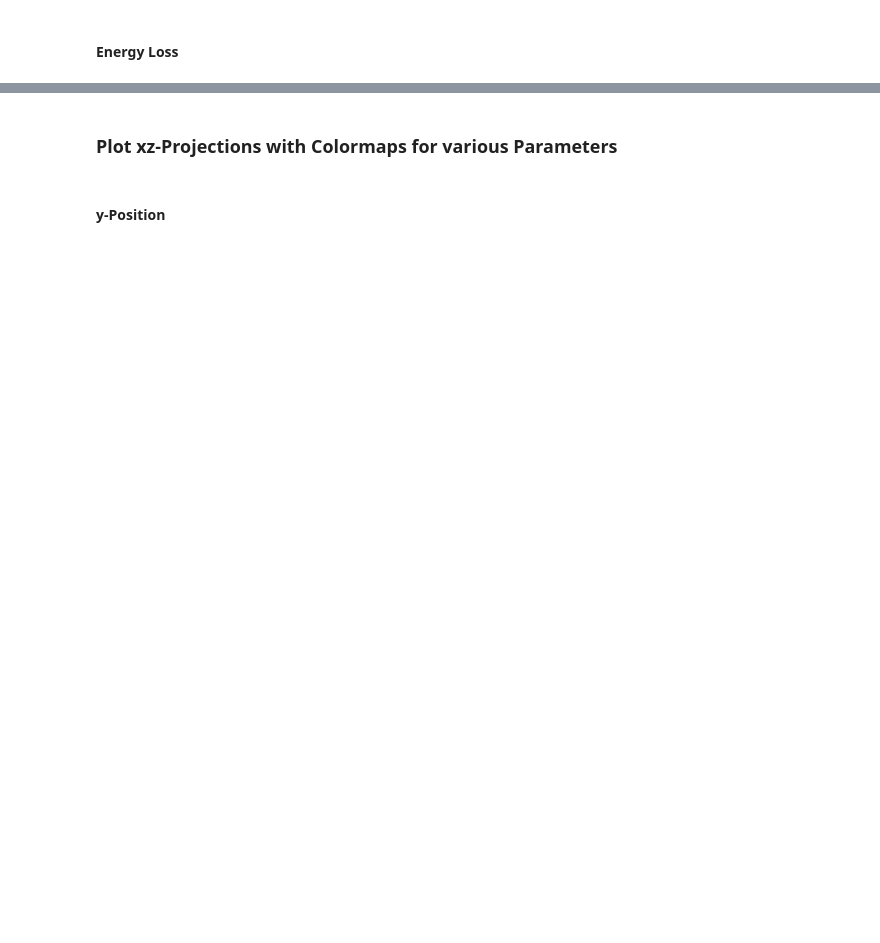
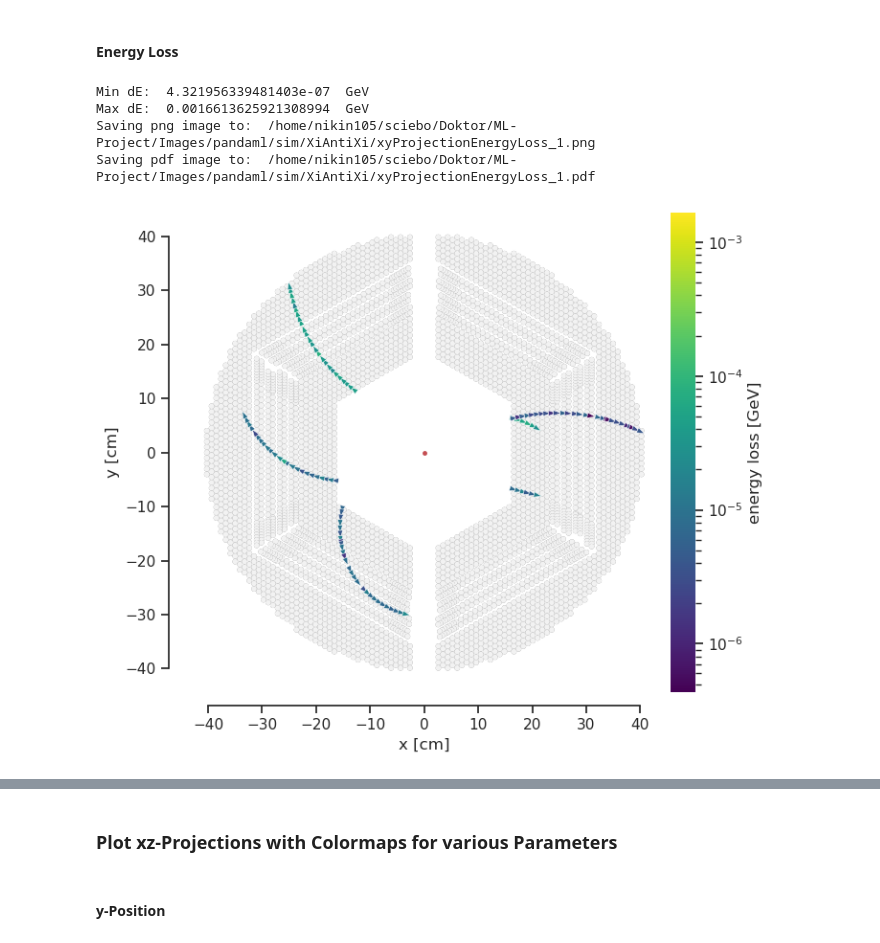
Before and after one commit to fairtrkx/pandaml, a Jupyter notebook: visualization/notebooks/plotSim.ipynb, the cells around one changed output, grey strips where cells are left out. Saved outputs shown, nothing was run; the diff lists cells and outputs as text; code cells hidden in the pictures; blank space fills up the shorter version.

```diff
--- a/visualization/notebooks/plotSim.ipynb
+++ b/visualization/notebooks/plotSim.ipynb
@@ -472,74 +573,67 @@ plt.savefig(imgPath+".pdf", dpi=300, bbox_inches='tight')
 energyLoss = np.concatenate((stt_dE, mvd_dE))
 min_dE = np.min(energyLoss)
 print("Min dE: ", min_dE, " GeV")
 max_dE = np.max(energyLoss)
 print("Max dE: ", max_dE, " GeV")
 
 # Create a normalization object
 dENorm = mcolors.LogNorm(vmin=min_dE, vmax=max_dE)
 
-fig = plt.figure()
-ax = fig.add_subplot()
+plt.close('all')
+
+# Set the general style of the plot using seaborn
+sns.set_theme(color_codes=True)
+sns.set_style("ticks")
+sns.set_context("notebook")
+
+fig, ax = plt.subplots(figsize=(8,6))
 
 # Plot the IP
-plt.plot(0,0,marker='.',ms=5, color='tab:red')
+ax.plot(0,0,marker='.',ms=5, color='r')
 
-# Plot the inner and outer MVD radii
-mvdInner = patches.Circle((0,0), radius=2.5, color='gray', fill=False)
-ax.add_patch(mvdInner)
+# Plot the STT in the background
+for index, row in data.iterrows():
+        sttOuterTube = patches.Circle((row['x[cm]'], row['y[cm]']), row['outerRadius[cm]'], fc='gray', ec="None")
+        ax.add_patch(sttOuterTube)
+        sttInnerTube = patches.Circle((row['x[cm]'], row['y[cm]']), row['innerRadius[cm]'], fc='white', ec="None", alpha=0.9)
+        ax.add_patch(sttInnerTube)
 
-mvdOuter = patches.Circle((0,0), radius=13.5, color='gray', fill=False)
-ax.add_patch(mvdOuter)
-
-# Plot the inner and outer STT radii
-sttInner = patches.Circle((0,0), radius=16.0, color='gray', fill=False)
-ax.add_patch(sttInner)
-
-sstOuter = patches.Circle((0,0), radius=41.0, color='gray', fill=False)
-ax.add_patch(sstOuter)
-
-# plot the STT & MVD MC points as arrows with the arrow direction being the momentum direction and the
-# color representing the absolute momentum
-plt.quiver(stt_x, stt_y, stt_normPx, stt_normPy, stt_dE, pivot='mid', cmap='Reds', scale=0.7, scale_units='xy', angles='xy',
-           units='xy', norm=dENorm, lw=0.4, edgecolor='white', headwidth=3.5, headlength=5, headaxislength=5, minlength=0.001)
-plt.quiver(mvd_x, mvd_y, mvd_normPx, mvd_normPy, mvd_dE, pivot='mid', cmap='Reds', scale=0.7, scale_units='xy', angles='xy',
+# plot the STT MC points as arrows with the arrow direction being the momentum direction and the
+# color representing the momentum magnitude
+sttQuiver = ax.quiver(stt_x, stt_y, stt_normPx, stt_normPy, stt_dE, pivot='mid', cmap='viridis', scale=0.7, scale_units='xy', angles='xy',
            units='xy', norm=dENorm, lw=0.4, edgecolor='white', headwidth=3.5, headlength=5, headaxislength=5, minlength=0.001)
 
-# Set the axis labels and limits
-plt.xlabel("x [cm]")
-plt.xlim(-42, 42)
-plt.ylabel("y [cm]")
-plt.ylim(-42, 42)
+# Set the aspect ratio to be equal
+ax.set_aspect('equal')
 
-# Set the ticks positions to match the data range
-x_ticks = np.linspace(-42, 42, num=7)
-y_ticks = np.linspace(-42, 42, num=7)
-ax.set_xticks(x_ticks)
-ax.set_yticks(y_ticks)
-ax.tick_params(length=6,width=1.2)
+# Remove the top and right spines
+sns.despine(fig=fig, ax=ax, offset=10, trim=True)
 
-# Set the aspect ratio to be equal
-plt.gca().set_aspect('equal')
+# # Create a divider for the existing axes instance
+divider = make_axes_locatable(ax)
+cax = divider.append_axes("right", size="5%", pad=0.05)
 
 # Add and format the color bar
-cbar = plt.colorbar(label="Energy Loss [GeV]")
+cbar = fig.colorbar(sttQuiver, cax=cax, orientation='vertical', label='energy loss [GeV]')
 cbar.outline.set_visible(False)
-cbar.ax.yaxis.set_tick_params(length=6,width=1.2)
 
-ax.spines['top'].set_visible(False)
-ax.spines['right'].set_visible(False)
-ax.spines['left'].set_position(('outward', 10))
-ax.spines['bottom'].set_position(('outward', 10))
-ax.spines['left'].set_linewidth(1.2)
-ax.spines['bottom'].set_linewidth(1.2)
+# Set the axis labels and limits
+ax.set_xlabel("x [cm]")
+ax.set_ylabel("y [cm]")
 
 fig.tight_layout()
 
-imgPath = imagePath + "/sim/" + projectName + "_xyProjectionEnergyLoss_" + str(eventNumber)
+imgPath = imagePath + "/xyProjectionEnergyLoss_" + str(eventNumber)
 
 print("Saving png image to: ", imgPath+".png")
 plt.savefig(imgPath+".png", dpi=300, bbox_inches='tight')
 
 print("Saving pdf image to: ", imgPath+".pdf")
 plt.savefig(imgPath+".pdf", dpi=300, bbox_inches='tight')
+# %% [output]
+Min dE:  4.321956339481403e-07  GeV
+Max dE:  0.0016613625921308994  GeV
+Saving png image to:  /home/nikin105/sciebo/Doktor/ML-Project/Images/pandaml/sim/XiAntiXi/xyProjectionEnergyLoss_1.png
+Saving pdf image to:  /home/nikin105/sciebo/Doktor/ML-Project/Images/pandaml/sim/XiAntiXi/xyProjectionEnergyLoss_1.pdf
+[figure, added]
 # %% [markdown]
```
Also changed, not shown: parts of 15 cells of this notebook, 2 other files.
